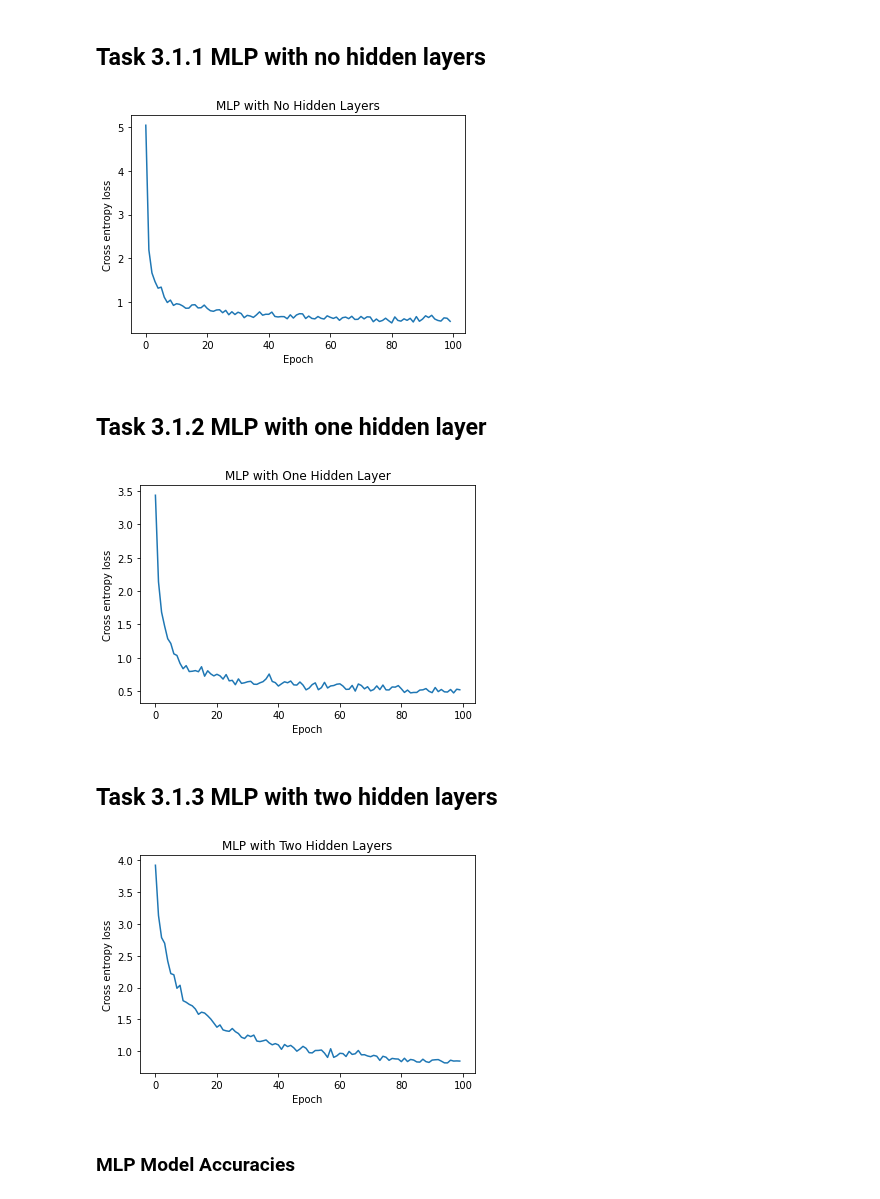
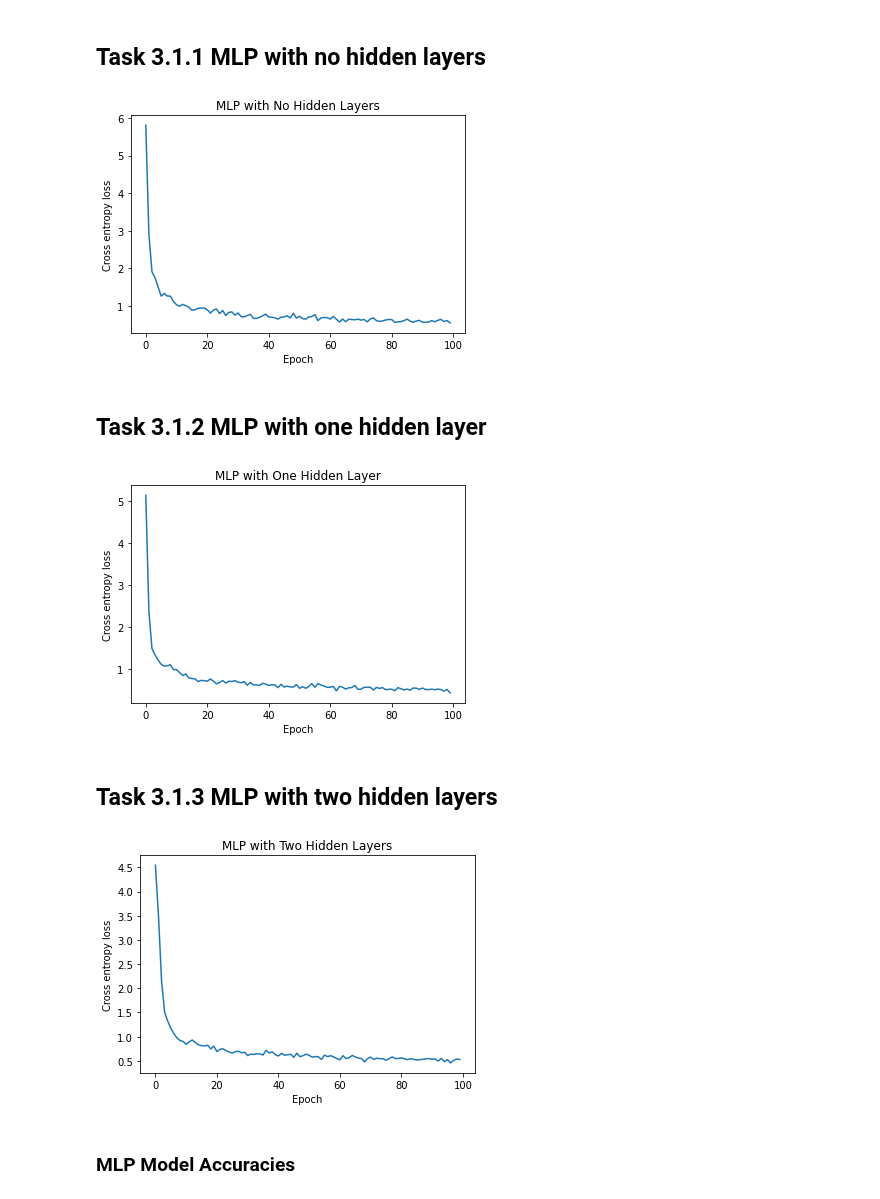
Before and after one commit to acollin19/comp551, a Jupyter notebook: A3/assignment3_group_24.ipynb, the cells around one changed output. Saved outputs shown, nothing was run; the diff lists cells and outputs as text; code cells hidden in the pictures.

```diff
--- a/A3/assignment3_group_24.ipynb
+++ b/A3/assignment3_group_24.ipynb
@@ -159,13 +161,17 @@ class Optimizer:
         raise NotImplementedError
 
 class GradientDescentOptimizer(Optimizer):
-    def __init__(self, net: MLP, lr: float):
+    def __init__(self, net: MLP, lr: float, l2_reg=0):
         super().__init__(net)
         self.lr = lr
+        self.l2_reg = l2_reg
 
     def update(self, params, gradient):
         for (p, g) in zip(params, gradient):
-            p -= self.lr * g.mean(axis=0)
+          if (len(p.shape) > 1):
+              p -= self.lr * (g.mean(axis=0) + self.l2_reg * p)       # regularize weights
+          else:
+            p -= self.lr * g.mean(axis=0)                             # but not biases
 # %% [markdown]
 ### MLP Class
 # %%
@@ -174,14 +180,19 @@ class MLPClass():
       self.steps = 100
       self.batch_size = 1000
 
-  def fit(self, mlp: MLP, optimizer: Optimizer, data_x, data_y, steps, batch_size, title):
+  def fit(self, mlp: MLP, optimizer: Optimizer, data_x, data_y, steps, batch_size, title, l2_reg=0):
       losses = []
       for _ in tqdm(range(self.steps)):
           indices = np.random.choice(data_x.shape[0], self.batch_size)
           batch_x = data_x[indices]
           batch_y = data_y[indices]
           predictions = mlp.forward(batch_x)
-          loss = -(batch_y * np.log(predictions)).sum(axis=-1).mean()
+
+          norm = 0
+          for layer in mlp.layers:
+           if isinstance(layer, LinearLayer): norm += np.linalg.norm(layer.w)
+
+          loss = -(batch_y * np.log(predictions)).sum(axis=-1).mean() + (l2_reg * norm / batch_size)
           losses.append(loss)
           mlp.backward(batch_y)
           optimizer.step()
@@ -217,7 +228,7 @@ opt0 = GradientDescentOptimizer(mlp0, 1e-1)
 title = "MLP with No Hidden Layers"
 model.fit(mlp0, opt0, X_train, y_train, GRADIENT_STEPS, batch_size, title)
 # %% [output]
-[figure, old version]
+[figure, new version]
 # %% [markdown]
 ## Task 3.1.2 MLP with one hidden layer
 # %%
@@ -234,23 +245,23 @@ opt1 = GradientDescentOptimizer(mlp1, 1e-1)
 title = "MLP with One Hidden Layer"
 model.fit(mlp1, opt1, X_train, y_train, GRADIENT_STEPS, 1000, title)
 # %% [output]
-[figure, old version]
+[figure, new version]
 # %% [markdown]
 ## Task 3.1.3 MLP with two hidden layers
 # %%
 mlp2 = MLP(
     LinearLayer(n_features, HIDDEN_SIZE),
     ReLULayer(),
     LinearLayer(HIDDEN_SIZE, HIDDEN_SIZE),
     ReLULayer(),
     LinearLayer(HIDDEN_SIZE, 10),
     SoftmaxOutputLayer()
 )
-opt2 = GradientDescentOptimizer(mlp2, 1e-2)
+opt2 = GradientDescentOptimizer(mlp2, 1e-1)
 title = "MLP with Two Hidden Layers"
 model.fit(mlp2, opt2, X_train, y_train, 100, 1000, title)
 # %% [output]
-[figure, old version]
+[figure, new version]
 # %% [markdown]
 ### MLP Model Accuracies
 # %%
```
Also changed, not shown: parts of 22 cells of this notebook.
